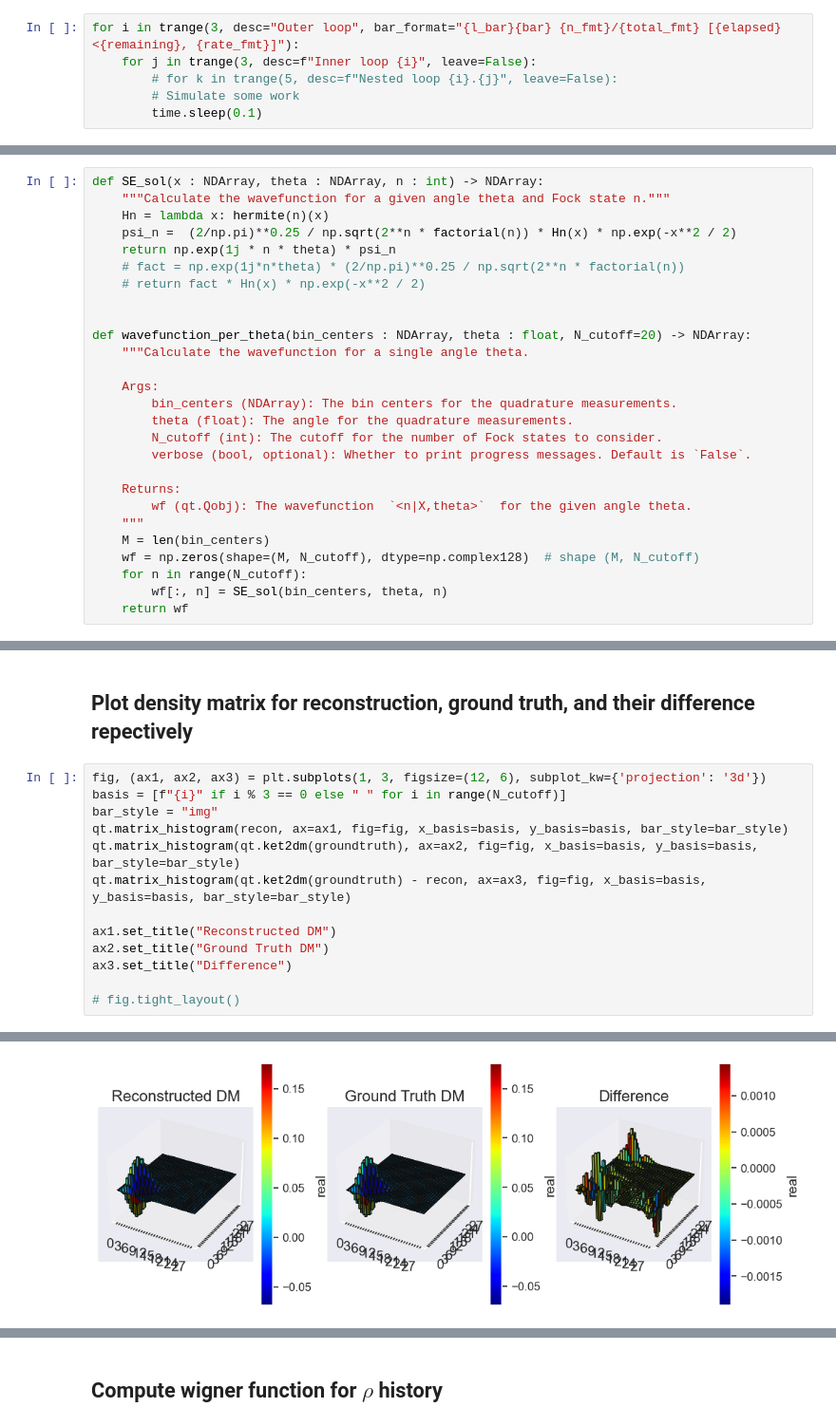
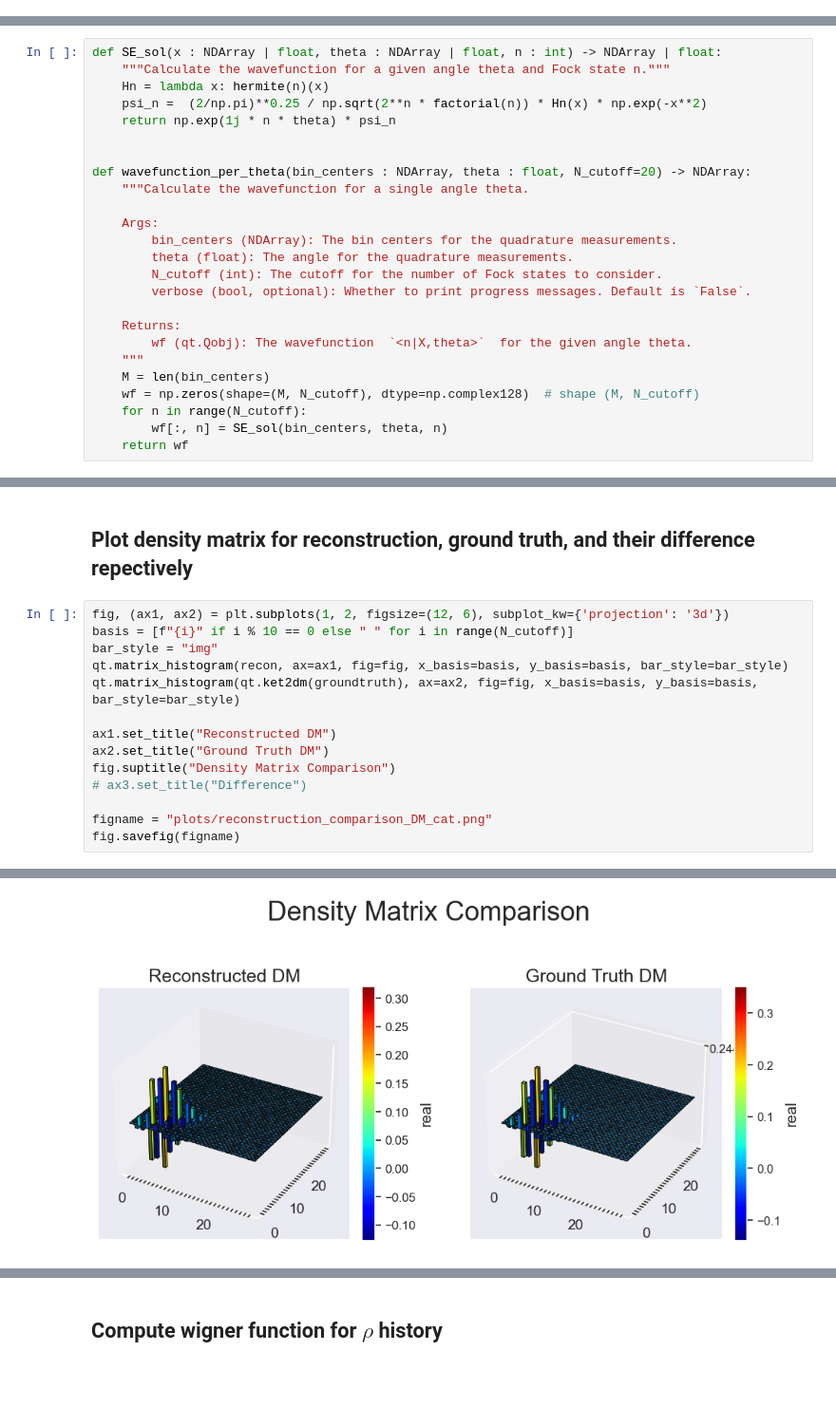
Before and after one commit to BastianValhoj/sciqisHomodyneTomography, a Jupyter notebook: HomoTomo/reconstruct.ipynb, the cells around one changed output, grey strips where cells are left out. Shown at 95% size. Drawn from its saved outputs; the diff is of its cells as text; blank space fills up the shorter version.

```diff
--- a/HomoTomo/reconstruct.ipynb
+++ b/HomoTomo/reconstruct.ipynb
@@ -34,9 +26,3 @@ sns.set_theme(context="notebook", style="darkgrid", rc=rcparams, font_scale=1.2,
-# %%
-for i in trange(3, desc="Outer loop", bar_format="{l_bar}{bar} {n_fmt}/{total_fmt} [{elapsed}<{remaining}, {rate_fmt}]"):
-    for j in trange(3, desc=f"Inner loop {i}", leave=False):
-        # for k in trange(5, desc=f"Nested loop {i}.{j}", leave=False):
-        # Simulate some work
-        time.sleep(0.1)
 # %%
 # helpter functions to format strings
 def format_complex(val):
@@ -180,13 +166,11 @@ Note: The notation $X_{\theta_j}$ is to be understood as the measurement of $\le
 # %% [markdown]
 ## Construct wave function $\langle n \vert X_\theta, \theta\rangle$
 # %%
-def SE_sol(x : NDArray, theta : NDArray, n : int) -> NDArray:
+def SE_sol(x : NDArray | float, theta : NDArray | float, n : int) -> NDArray | float:
     """Calculate the wavefunction for a given angle theta and Fock state n."""
     Hn = lambda x: hermite(n)(x)
-    psi_n =  (2/np.pi)**0.25 / np.sqrt(2**n * factorial(n)) * Hn(x) * np.exp(-x**2 / 2)
+    psi_n =  (2/np.pi)**0.25 / np.sqrt(2**n * factorial(n)) * Hn(x) * np.exp(-x**2)
     return np.exp(1j * n * theta) * psi_n
-    # fact = np.exp(1j*n*theta) * (2/np.pi)**0.25 / np.sqrt(2**n * factorial(n))
-    # return fact * Hn(x) * np.exp(-x**2 / 2)
 
 
 def wavefunction_per_theta(bin_centers : NDArray, theta : float, N_cutoff=20) -> NDArray:
@@ -394,16 +398,17 @@ None
 # %% [markdown]
 ## Plot density matrix for reconstruction, ground truth, and their difference repectively
 # %%
-fig, (ax1, ax2, ax3) = plt.subplots(1, 3, figsize=(12, 6), subplot_kw={'projection': '3d'})
-basis = [f"{i}" if i % 3 == 0 else " " for i in range(N_cutoff)]
+fig, (ax1, ax2) = plt.subplots(1, 2, figsize=(12, 6), subplot_kw={'projection': '3d'})
+basis = [f"{i}" if i % 10 == 0 else " " for i in range(N_cutoff)]
 bar_style = "img"
 qt.matrix_histogram(recon, ax=ax1, fig=fig, x_basis=basis, y_basis=basis, bar_style=bar_style)
 qt.matrix_histogram(qt.ket2dm(groundtruth), ax=ax2, fig=fig, x_basis=basis, y_basis=basis, bar_style=bar_style)
-qt.matrix_histogram(qt.ket2dm(groundtruth) - recon, ax=ax3, fig=fig, x_basis=basis, y_basis=basis, bar_style=bar_style)
 
 ax1.set_title("Reconstructed DM")
 ax2.set_title("Ground Truth DM")
-ax3.set_title("Difference")
+fig.suptitle("Density Matrix Comparison")
+# ax3.set_title("Difference")
 
-# fig.tight_layout()
+figname = "plots/reconstruction_comparison_DM_cat.png"
+fig.savefig(figname)
 # %% [output]
@@ -411,4 +415,4 @@ Text(0.5, 0.92, 'Difference')
-[figure, old version]
+[figure, new version]
 # %%
 # Diagnostics of the reconstructed density matrix
 with open("measurements_metadata.txt", "r") as f:
```
Also changed, not shown: parts of 19 cells of this notebook, 21 other files.
